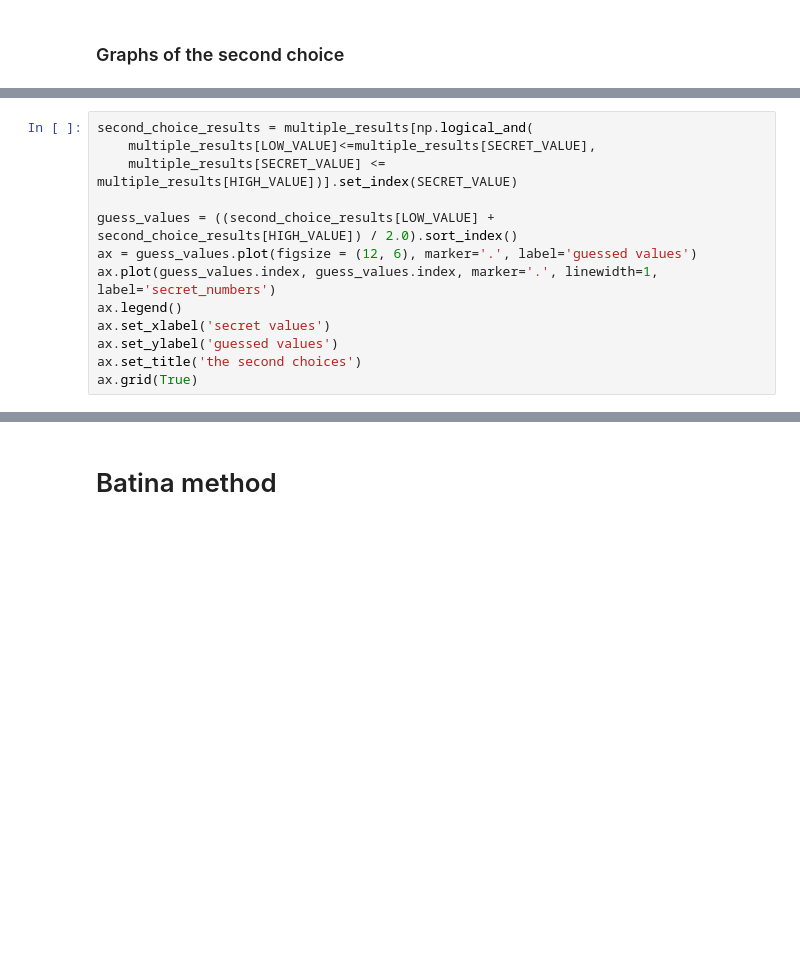
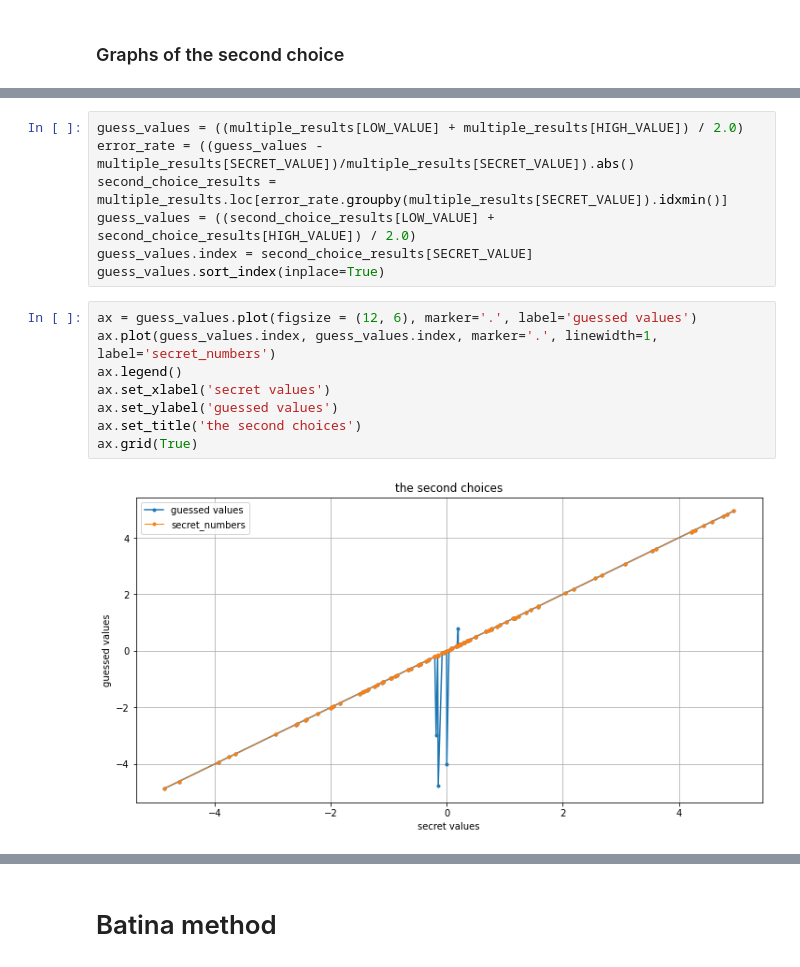
Before and after one commit to mu-triv/DPACv4, a Jupyter notebook: hwp.ipynb, the cells around one changed output, grey strips where cells are left out. Saved outputs shown, nothing was run; the diff lists cells and outputs as text; blank space fills up the shorter version.

```diff
--- a/hwp.ipynb
+++ b/hwp.ipynb
@@ -149,14 +202,18 @@ pprint('The total number of the second choices is: %d' % (multiple_results.group
+# %%
+guess_values = ((multiple_results[LOW_VALUE] + multiple_results[HIGH_VALUE]) / 2.0)
+error_rate = ((guess_values - multiple_results[SECRET_VALUE])/multiple_results[SECRET_VALUE]).abs()
+second_choice_results = multiple_results.loc[error_rate.groupby(multiple_results[SECRET_VALUE]).idxmin()]
+guess_values = ((second_choice_results[LOW_VALUE] + second_choice_results[HIGH_VALUE]) / 2.0)
+guess_values.index = second_choice_results[SECRET_VALUE]
+guess_values.sort_index(inplace=True)
 # %%
-second_choice_results = multiple_results[np.logical_and(
-    multiple_results[LOW_VALUE]<=multiple_results[SECRET_VALUE],
-    multiple_results[SECRET_VALUE] <= multiple_results[HIGH_VALUE])].set_index(SECRET_VALUE)
-
-guess_values = ((second_choice_results[LOW_VALUE] + second_choice_results[HIGH_VALUE]) / 2.0).sort_index()
 ax = guess_values.plot(figsize = (12, 6), marker='.', label='guessed values')
 ax.plot(guess_values.index, guess_values.index, marker='.', linewidth=1, label='secret_numbers')
 ax.legend()
 ax.set_xlabel('secret values')
 ax.set_ylabel('guessed values')
 ax.set_title('the second choices')
 ax.grid(True)
+# %% [output]
+[figure, added]
 # %%
```
Also changed, not shown: parts of 14 cells of this notebook.
